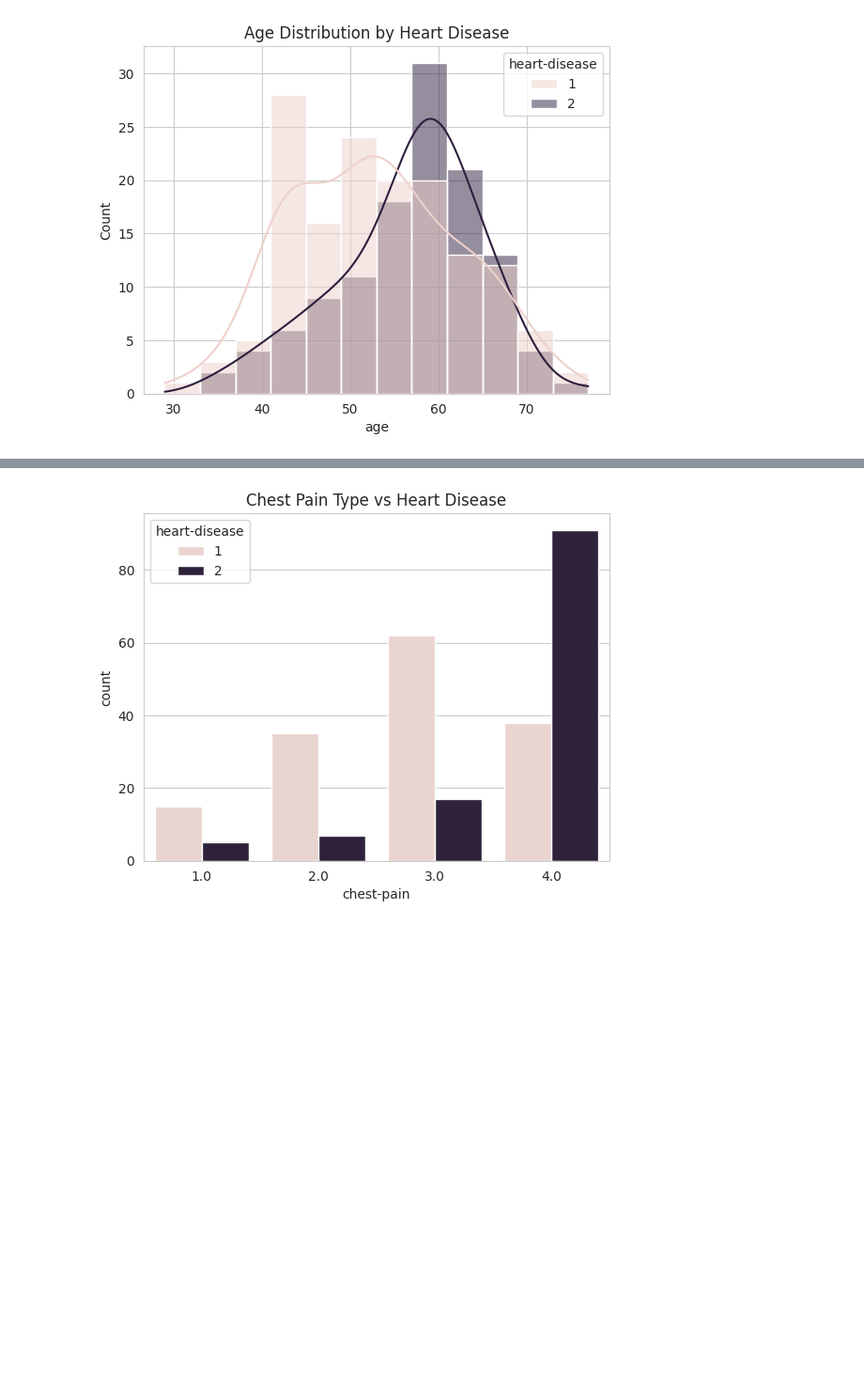
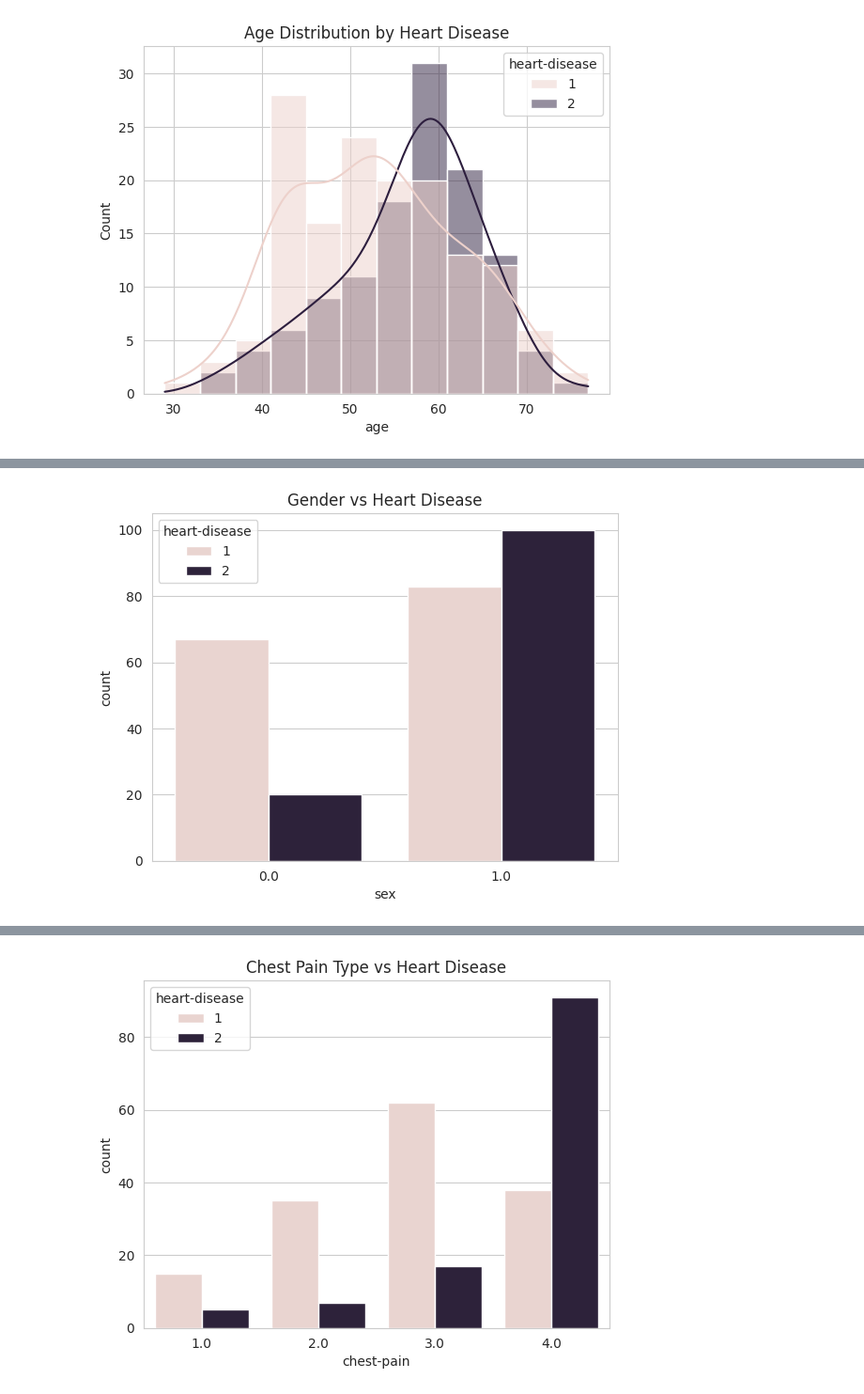
Before and after one commit to ashrivastav33/heart-disease-eda-ml, a Jupyter notebook: code/heart-disease-eda-ml.ipynb, the cells around one changed output, grey strips where cells are left out. Shown at 94% size. Saved outputs shown, nothing was run; the diff lists cells and outputs as text; code cells hidden in the pictures; blank space fills up the shorter version.

```diff
--- a/code/heart-disease-eda-ml.ipynb
+++ b/code/heart-disease-eda-ml.ipynb
@@ -115,0 +135,8 @@ plt.show()
+# %%
+#Gender vs Heart Disease
+
+sns.countplot(x='sex', hue='heart-disease', data=heart_df)
+plt.title("Gender vs Heart Disease")
+plt.show()
+# %% [output]
+[figure, added]
```
Also changed, not shown: parts of 21 cells of this notebook.
